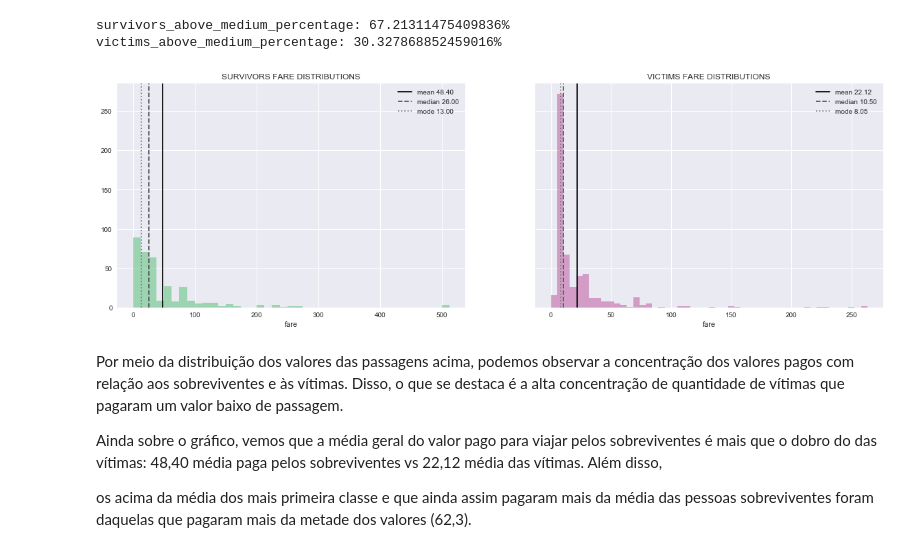
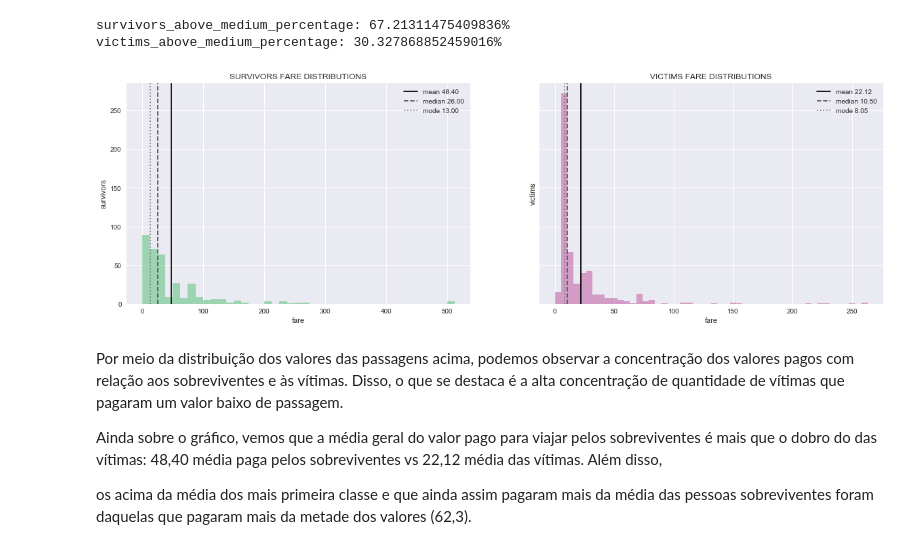
Before and after one commit to aguiarsouzatiz/udacity-nanodegree-data-science, a Jupyter notebook: 02 Data Analysis Titanic Data/data_analysis_titanic_data.ipynb, the cells around one changed output. Cells and saved outputs as stored; diff of their text form; code cells hidden in the pictures.

```diff
--- a/02 Data Analysis Titanic Data/data_analysis_titanic_data.ipynb
+++ b/02 Data Analysis Titanic Data/data_analysis_titanic_data.ipynb
@@ -217,12 +217,12 @@ victims_above_medium_percentage: 30.327868852459016%
 # %%
 figure, ax = plt.subplots(1,2, sharex='col', sharey='row', figsize=(20, 6))
 # ----------------------------------------------------------------------------------------------------
-fare_survivors = pf.plot_distribution_with_means(survivors['fare'], color=st.color_survivors,\
-                                                 title='Survivors fare distributions', ax=ax[0])
+fare_survivors = pf.plot_distribution_with_means(survivors['fare'], color=st.color_survivors, ax=ax[0],\
+                                                 title='Survivors fare distributions').set_ylabel('survivors')
 
-fare_victims = pf.plot_distribution_with_means(victims['fare'], color=st.color_victims,\
-                                               title='Victims fare distributions', ax=ax[1])
+fare_victims = pf.plot_distribution_with_means(victims['fare'], color=st.color_victims, ax=ax[1],\
+                                               title='Victims fare distributions').set_ylabel('victims')
 # ----------------------------------------------------------------------------------------------------
 figure.show()
 # %% [output]
-[figure, old version]
+[figure, new version]
```
Also changed, not shown: parts of 5 cells of this notebook, 1 other file.
